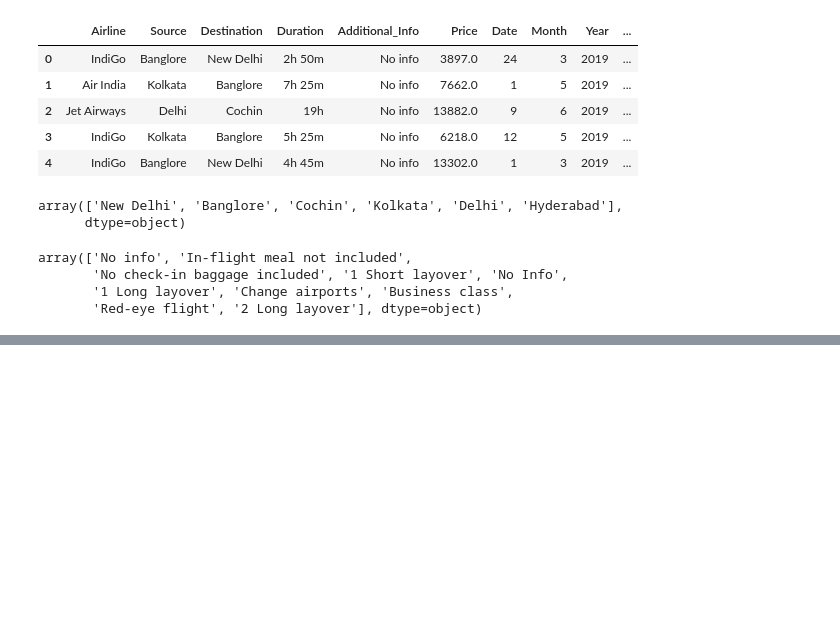
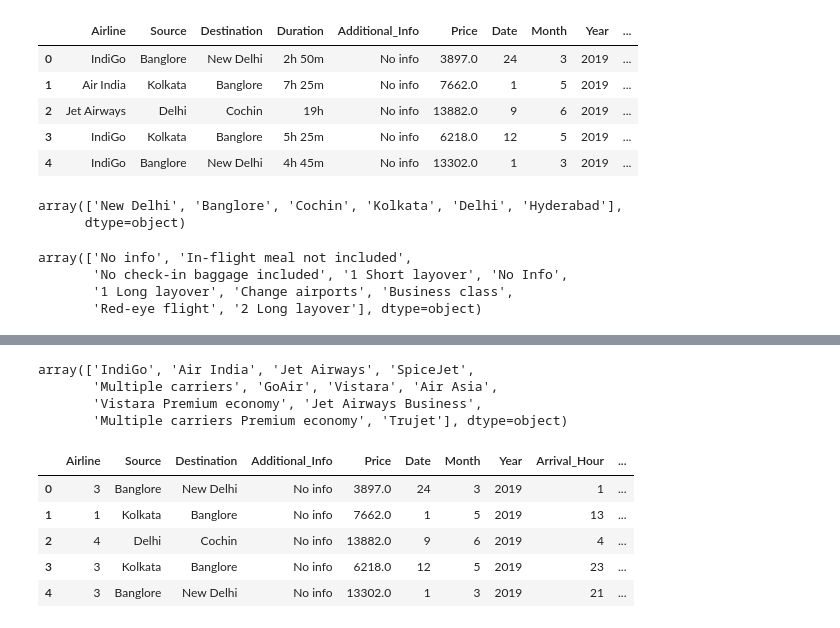
Before and after one commit to ShrutiPatel263/Flight_Price_Prediction, a Jupyter notebook: Flight_Price_Prediction.ipynb, the cells around one changed output, grey strips where cells are left out. Saved outputs shown, nothing was run; the diff lists cells and outputs as text; code cells hidden in the pictures; blank space fills up the shorter version.

```diff
--- a/Flight_Price_Prediction.ipynb
+++ b/Flight_Price_Prediction.ipynb
@@ -276,0 +357,21 @@ array(['No info', 'In-flight meal not included',
+# %%
+final_df['Airline'].unique()
+# %% [output]
+array(['IndiGo', 'Air India', 'Jet Airways', 'SpiceJet',
+       'Multiple carriers', 'GoAir', 'Vistara', 'Air Asia',
+       'Vistara Premium economy', 'Jet Airways Business',
+       'Multiple carriers Premium economy', 'Trujet'], dtype=object)
+# %%
+from sklearn.preprocessing import LabelEncoder
+le=LabelEncoder()
+# %%
+final_df['Airline']=le.fit_transform(final_df['Airline'])
+# %%
+final_df.head()
+# %% [output]
+|  | Airline | Source | Destination | Additional_Info | Price | Date | Month | Year | Arrival_Hour | ... |
+| 0 | 3 | Banglore | New Delhi | No info | 3897.0 | 24 | 3 | 2019 | 1 | ... |
+| 1 | 1 | Kolkata | Banglore | No info | 7662.0 | 1 | 5 | 2019 | 13 | ... |
+| 2 | 4 | Delhi | Cochin | No info | 13882.0 | 9 | 6 | 2019 | 4 | ... |
+| 3 | 3 | Kolkata | Banglore | No info | 6218.0 | 12 | 5 | 2019 | 23 | ... |
+| 4 | 3 | Banglore | New Delhi | No info | 13302.0 | 1 | 3 | 2019 | 21 | ... |
```
Also changed, not shown: parts of 20 cells of this notebook.
